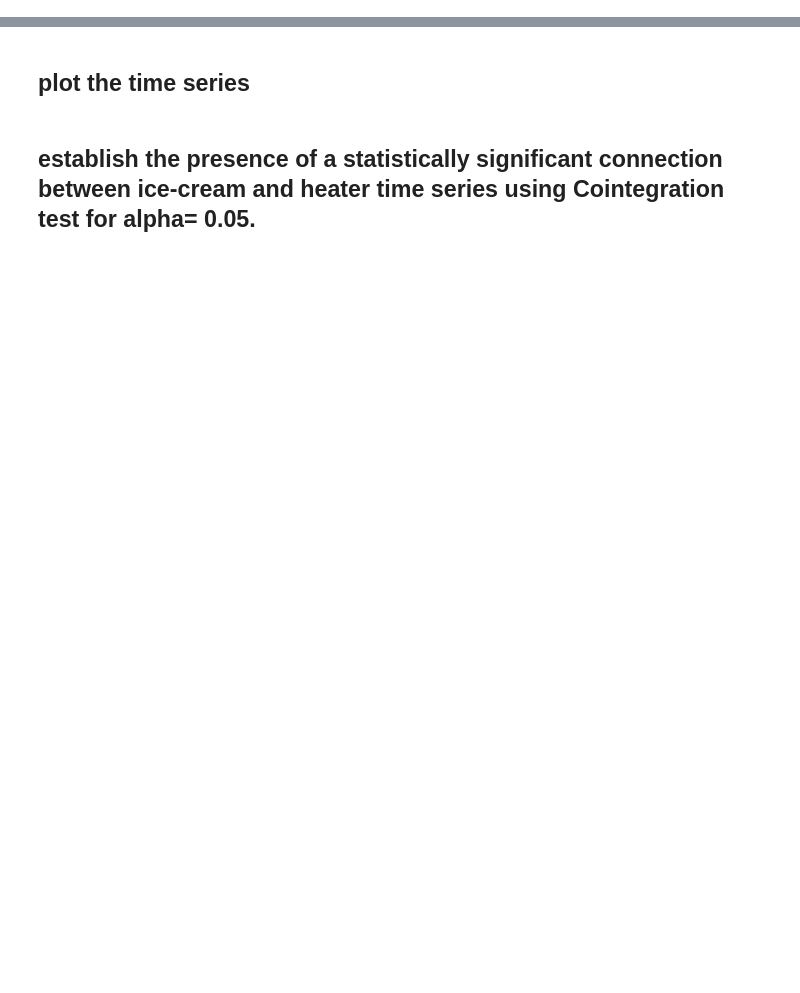
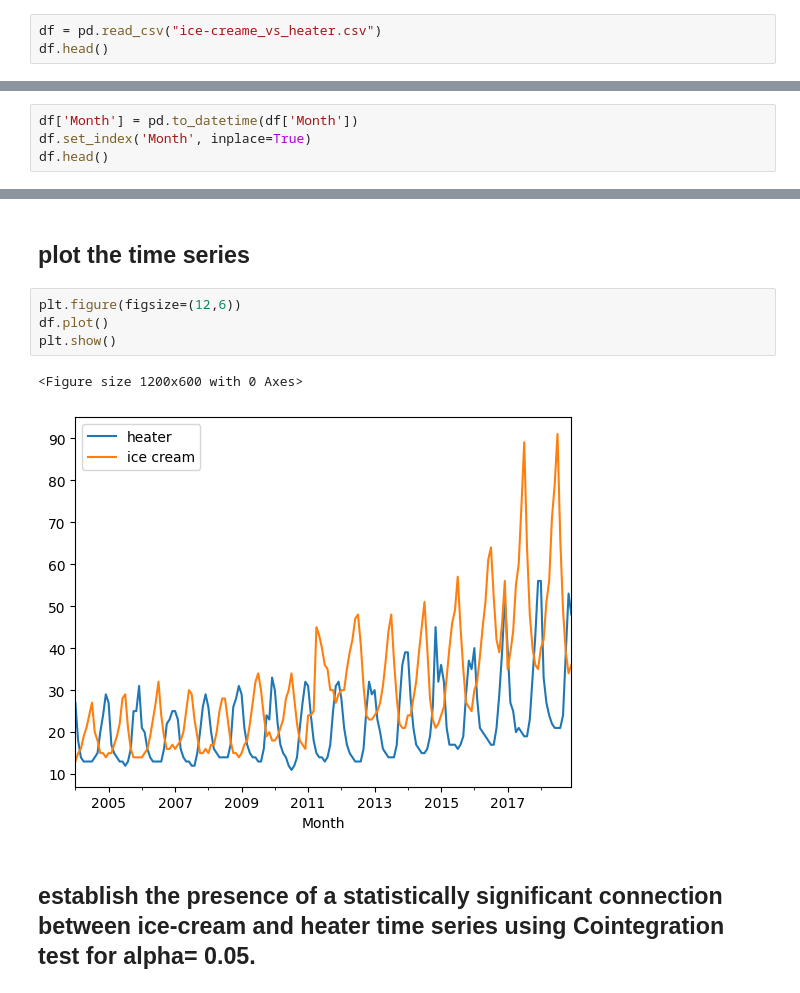
Before and after one commit to j33tu/mtech, a Jupyter notebook: assignments/sem2/TSF/assignment1/Session 5/VAR_Inclass.ipynb, the cells around one changed output, grey strips where cells are left out. Cells and saved outputs as stored; diff of their text form; blank space fills up the shorter version.

```diff
--- a/assignments/sem2/TSF/assignment1/Session 5/VAR_Inclass.ipynb
+++ b/assignments/sem2/TSF/assignment1/Session 5/VAR_Inclass.ipynb
@@ -3,2 +26,5 @@
 # %% [markdown]
 ## read Ice-creame_Vs_Heater dataset
+# %%
+df = pd.read_csv("ice-creame_vs_heater.csv")
+df.head()
@@ -5,2 +51,6 @@
 # %% [markdown]
 ## convert data into time series
+# %%
+df['Month'] = pd.to_datetime(df['Month'])
+df.set_index('Month', inplace=True)
+df.head()
@@ -7,4 +65,11 @@
 # %% [markdown]
 ## plot the time series
+# %%
+plt.figure(figsize=(12,6))
+df.plot()
+plt.show()
+# %% [output]
+<Figure size 1200x600 with 0 Axes>
+[figure, added]
 # %% [markdown]
 ## establish the presence of a statistically significant connection between ice-cream and heater time series using Cointegration test for alpha= 0.05.
```
Also changed, not shown: parts of 13 cells of this notebook, 41 other files.
